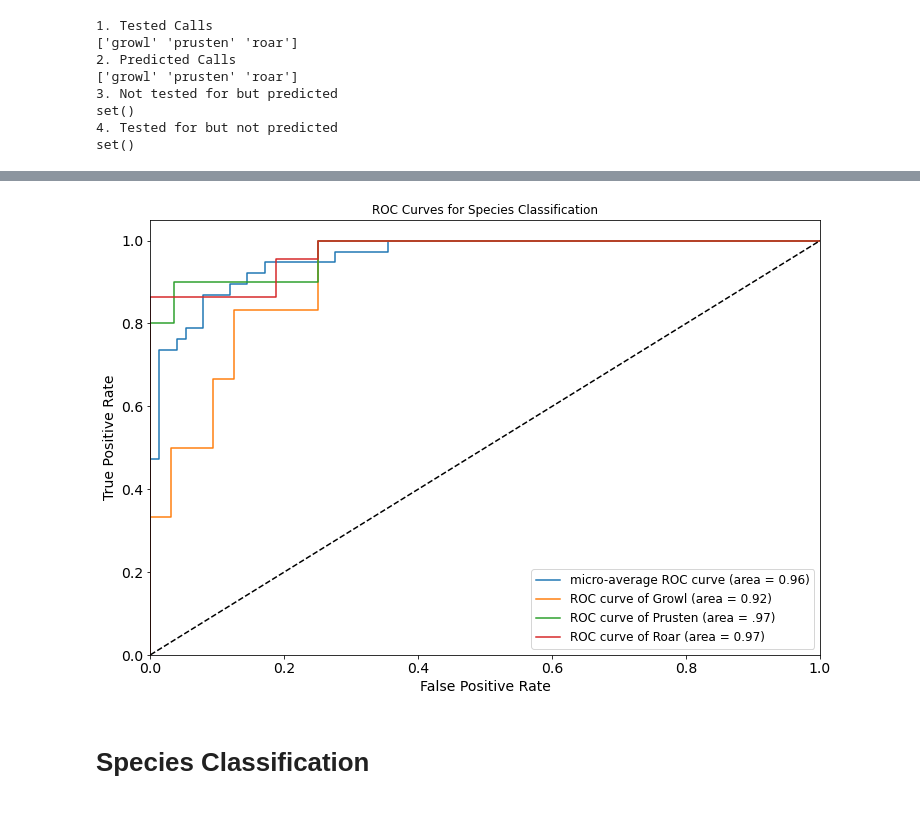
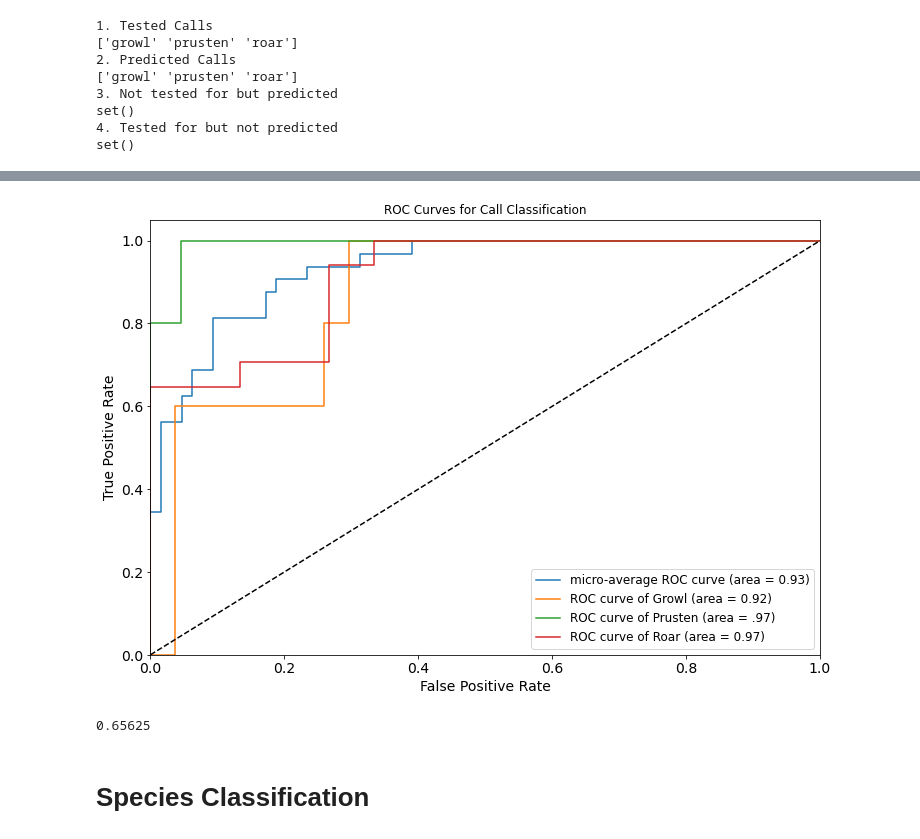
Before and after one commit to kexantus/felidetect, a Jupyter notebook: Modeling-Pantherinae July 2022.ipynb, the cells around one changed output, grey strips where cells are left out. Drawn from its saved outputs; the diff is of its cells as text; code cells hidden in the pictures.

```diff
--- a/Modeling-Pantherinae July 2022.ipynb
+++ b/Modeling-Pantherinae July 2022.ipynb
@@ -110,7 +110,7 @@ X = df[pd.notnull(df['Call'])][['Duration_in_Sec','Zero_Crossings', 'Amp_range',
        'Mean_Spectral Contrast', 'Mean_Chromagram', 'Mean_Tempogram', 'Mean RMS']]
 y = df[pd.notnull(df['Call'])][['Call','Species']]
 # %%
-X_train, X_test, y_train, y_test = train_test_split(X, y, test_size = 0.30, random_state=42)
+X_train, X_test, y_train, y_test = train_test_split(X, y, test_size=0.25, random_state=None, shuffle=True, stratify=y)
 # %%
 print(X_train.shape)
 print(X_test.shape)
@@ -352,7 +409,7 @@ y = label_binarize(y, classes=[0, 1, 2])
 n_classes = y.shape[1]
 
 # shuffle and split training and test sets
-X_train_roc, X_test_roc, y_train_roc, y_test_roc = train_test_split(X, y, test_size=.30, random_state=42)
+X_train_roc, X_test_roc, y_train_roc, y_test_roc = train_test_split(X, y, test_size=0.25, random_state=None, shuffle=True, stratify=y)
 
 # Learn to predict each class against the other
 classifier = OneVsRestClassifier(XGBClassifier(n_estimators=1200))
@@ -387,7 +444,7 @@ plt.xlim([0.0, 1.0])
 plt.ylim([0.0, 1.05])
 plt.xlabel('False Positive Rate', fontsize=14)
 plt.ylabel('True Positive Rate', fontsize=14)
-plt.title('ROC Curves for Species Classification')
+plt.title('ROC Curves for Call Classification')
 
 plt.xticks(fontsize=14)
 plt.yticks(fontsize=14)
@@ -402,4 +459,6 @@ L.get_texts()[3].set_text('ROC curve of Roar (area = 0.97)')
 
 plt.savefig('ROC Call071722.png')
 plt.show()
+
+print(classifier.score(X_test_roc, y_test_roc))
 # %% [output]
@@ -409,4 +468,5 @@ plt.show()
-[figure, old version]
+[figure, new version]
+0.65625
 # %% [markdown]
 # Species Classification
 # %% [markdown]
```
Also changed, not shown: parts of 21 cells of this notebook.
